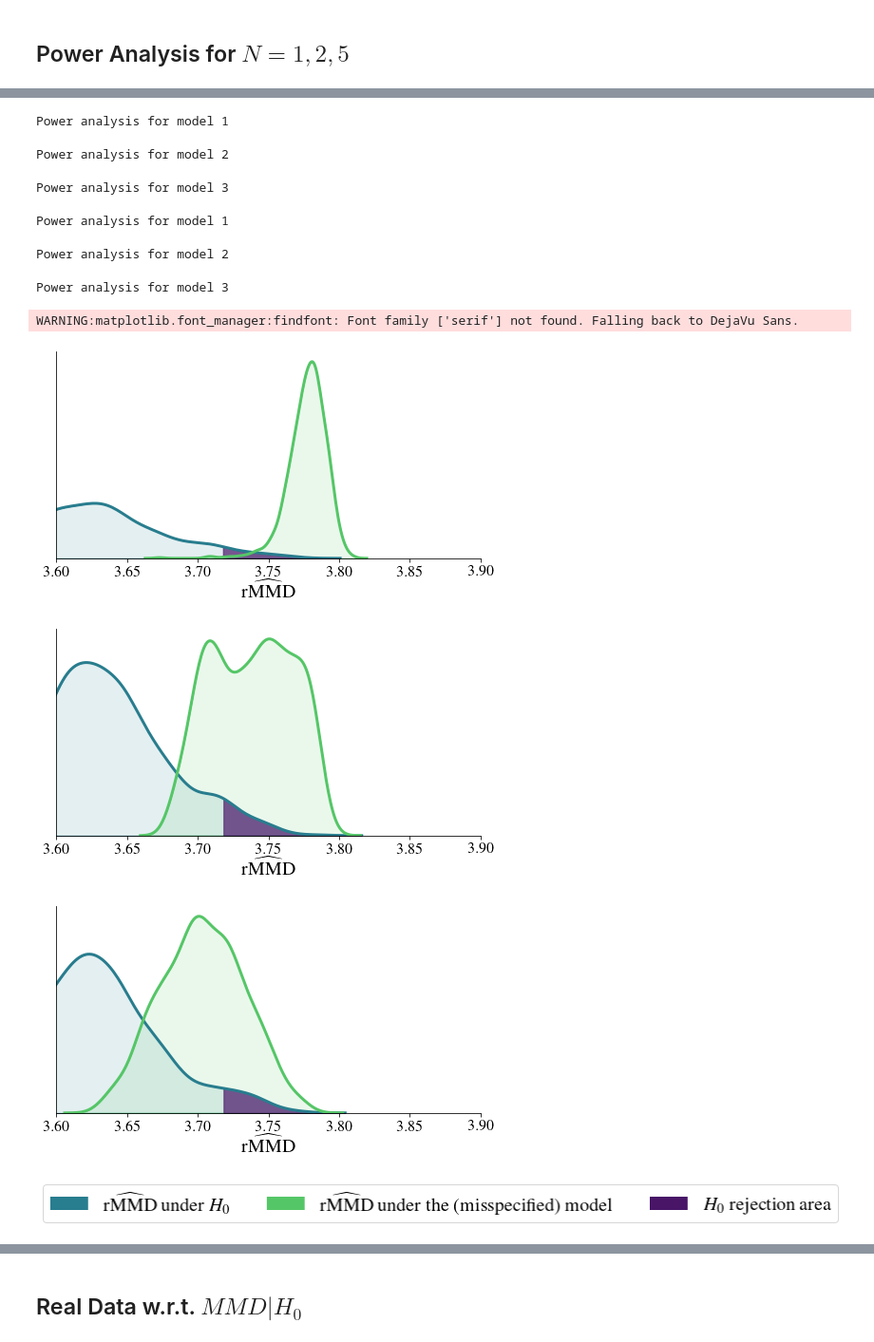
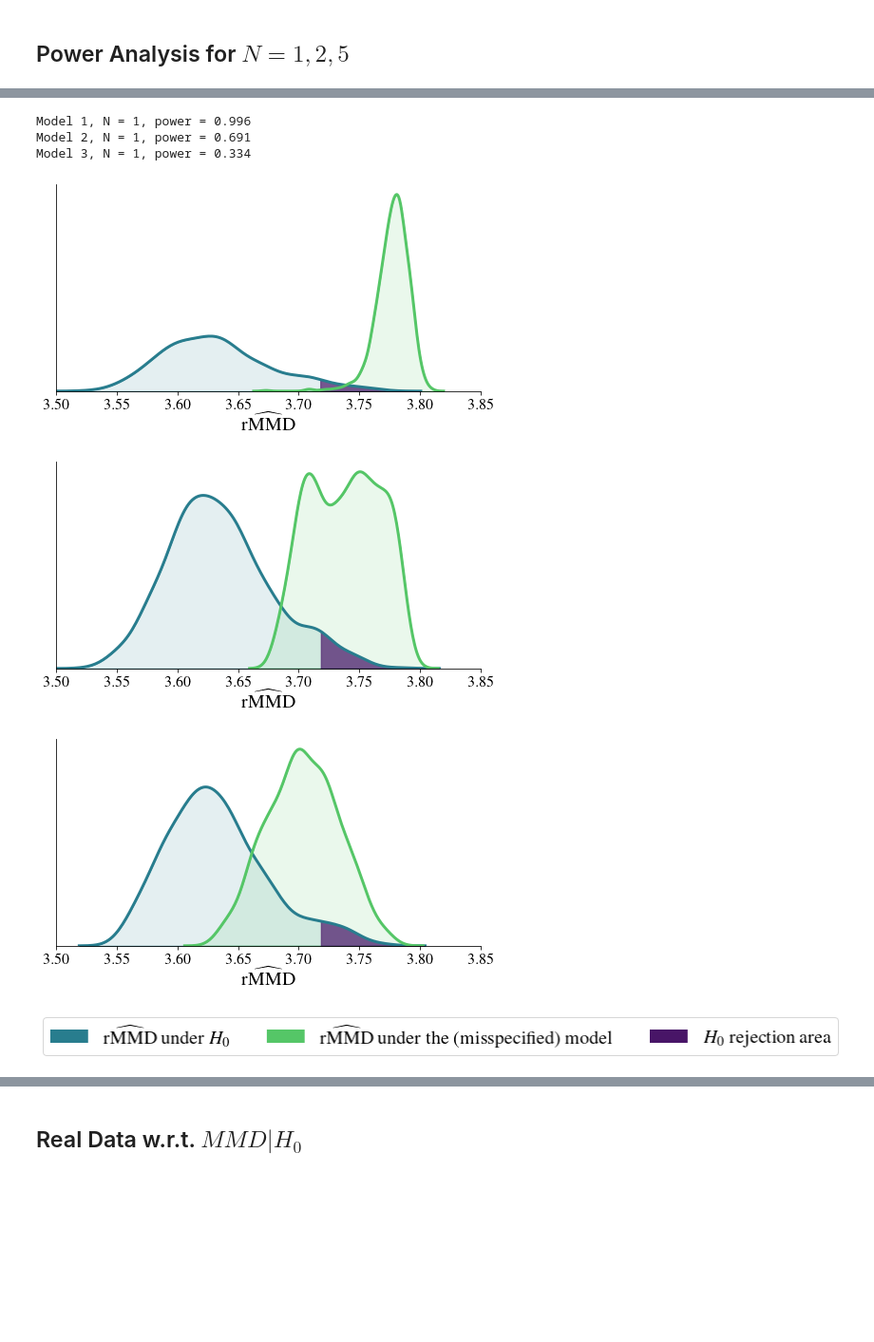
Before and after one commit to marvinschmitt/ModelMisspecificationBF, a Jupyter notebook: MMD_ParameterEstimation_Covid-InvMultiQuad.ipynb, the cells around one changed output, grey strips where cells are left out. Shown at 95% size. Cells and saved outputs as stored; diff of their text form; code cells hidden in the pictures; blank space fills up the shorter version.

```diff
--- a/MMD_ParameterEstimation_Covid-InvMultiQuad.ipynb
+++ b/MMD_ParameterEstimation_Covid-InvMultiQuad.ipynb
@@ -34,8 +38,8 @@ from bayesflow.diagnostics import *
 # %%
 from abf_functions import *
 # %%
-RERUN_BOOTSTRAP = True
-RERUN_POWER_ANALYSIS = True
+RERUN_BOOTSTRAP = False
+RERUN_POWER_ANALYSIS = False
 # %%
 %load_ext autoreload
 %autoreload 2
@@ -461,7 +465,5 @@ trainer = ParameterEstimationTrainer(
     loss=partial(mmd_kl_loss, kernel = "inverse_multiquadratic"),
     learning_rate=learning_rate,
     checkpoint_path=f'export_ckpt/mmd_inverse_quadratic/covid19',
-    max_to_keep=1,
-    skip_checks=True
-)
+    max_to_keep=1)
 # %% [output]
@@ -469,8 +471,8 @@ Networks loaded from export_ckpt/mmd_inverse_quadratic/covid19\ckpt-50
 # %% [markdown]
 ## Online Training
 # %%
-%%time
-losses = trainer.train_online(epochs=38, iterations_per_epoch=1000, batch_size=64, n_obs=T_germany)
+#%%time
+#losses = trainer.train_online(epochs=38, iterations_per_epoch=1000, batch_size=64, n_obs=T_germany)
 # %% [markdown]
 # PCA
 # %%
@@ -783,10 +778,6 @@ if RERUN_POWER_ANALYSIS:
 
         with open(f"inverse_multiquadratic/data/COVID_power/covid_power_N{N_test}_M{model}.pkl", 'wb') as f:
             pickle.dump(power_result, f)
-# %% [output]
-Power analysis for model 1
-Power analysis for model 2
-Power analysis for model 3
 # %%
 if RERUN_POWER_ANALYSIS:
     N_star = 1000
@@ -811,10 +802,6 @@ if RERUN_POWER_ANALYSIS:
 
         with open(f"inverse_multiquadratic/data/COVID_power/covid_power_N{N_test}_M{model}.pkl", 'wb') as f:
             pickle.dump(power_result, f)
-# %% [output]
-Power analysis for model 1
-Power analysis for model 2
-Power analysis for model 3
 # %%
 def fill_area_under_kde(kde_object, x_start, x_end=None, **kwargs):
     kde_x, kde_y = kde_object.lines[0].get_data()
@@ -876,9 +864,11 @@ def print_powers(N_test, models=[1,2,3], xlims=(None, None)):
 # %%
-print_powers(N_test=1, xlims=(3.6, 3.9))
+print_powers(N_test=1, xlims=(3.5, 3.85))
 # %% [output]
-WARNING:matplotlib.font_manager:findfont: Font family ['serif'] not found. Falling back to DejaVu Sans.
+Model 1, N = 1, power = 0.996
+Model 2, N = 1, power = 0.691
+Model 3, N = 1, power = 0.334
-[figure, old version]
+[figure, new version]
-[figure, old version]
+[figure, new version]
-[figure, old version]
+[figure, new version]
 [figure]
 # %%
```
Also changed, not shown: parts of 11 cells of this notebook, 3 other files.
